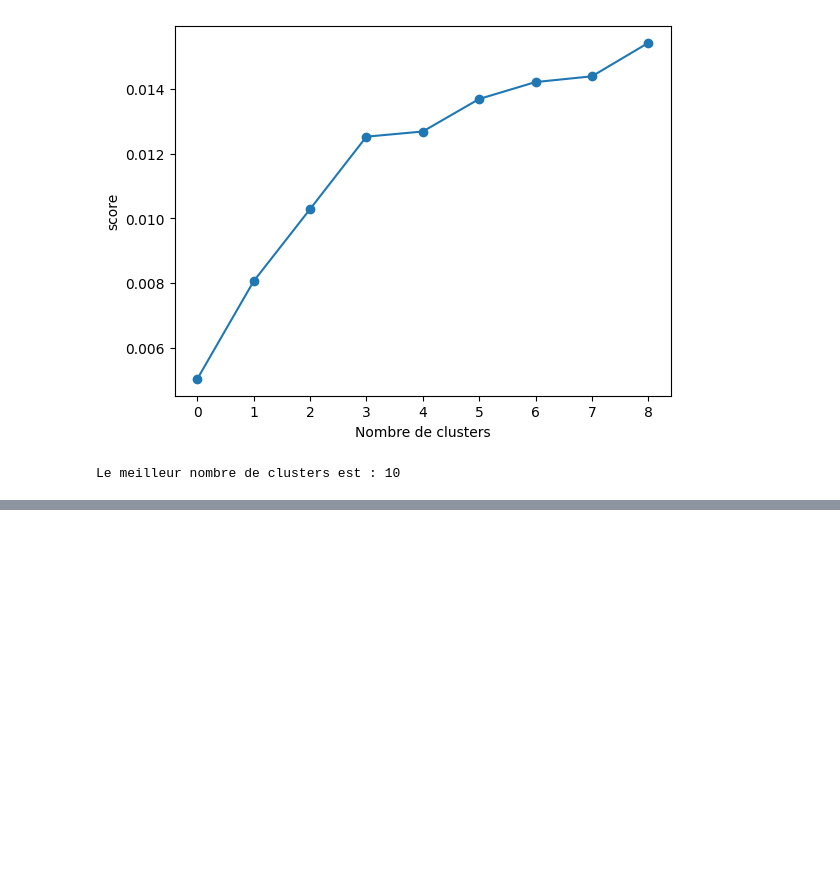
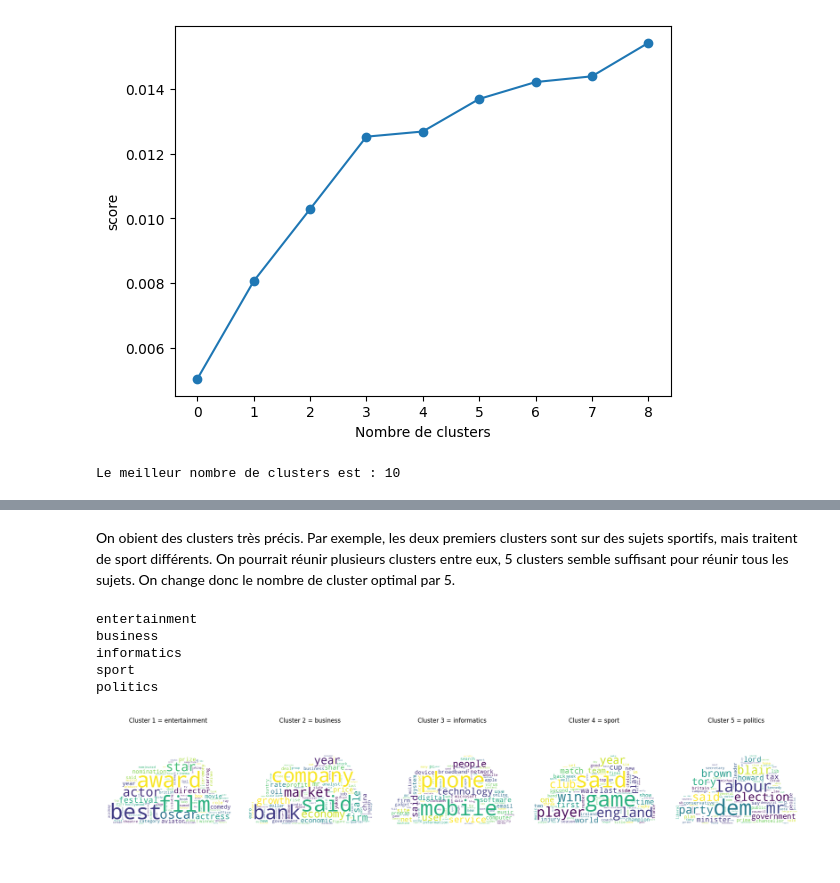
Before and after one commit to leolamoureux/Data-Mining-Project, a Jupyter notebook: Clustering.ipynb, the cells around one changed output, grey strips where cells are left out. Drawn from its saved outputs; the diff is of its cells as text; code cells hidden in the pictures; blank space fills up the shorter version.

Commit message:
pour matteo jeudi matin

```diff
--- a/Clustering.ipynb
+++ b/Clustering.ipynb
@@ -144,0 +132,69 @@ def topicFromWords(words):
+# %% [markdown]
+On obient des clusters très précis. Par exemple, les deux premiers clusters sont sur des sujets sportifs, mais traitent de sport différents.
+On pourrait réunir plusieurs clusters entre eux, 5 clusters semble suffisant pour réunir tous les sujets. On change donc le nombre de cluster optimal par 5.
+# %%
+from wordcloud import WordCloud
+from PIL import Image
+
+#On créer le nuage de mots pour un cluster donné
+def plot_wordcloud(cluster_index, n_words=100):
+    words = find_top_words(cluster_index, n_words)
+    text = " ".join(words)
+    wordcloud = WordCloud(background_color = 'white', width=800, height=400, random_state=21, max_font_size=110,  mask = mask).generate(text)
+    return wordcloud
+
+#On charge une image de nuage
+mask = np.array(Image.open("cloud.png"))
+mask[mask == 1] = 255
+# %%
+k_best = 5
+#Clustering avec KMeans
+
+# Créer un pipeline de traitement des données
+vectorizer = TfidfVectorizer()
+kmeans = KMeans(n_clusters=k_best)
+pipeline = Pipeline([("vectorizer", vectorizer), ("kmeans", kmeans)])
+
+# Entraîner le modèle
+X = df['article']
+pipeline.fit(X)
+df["cluster"] = kmeans.labels_
+
+# Extraire les centres des clusters
+cluster_centers = kmeans.cluster_centers_
+
+# Déterminer le vocabulaire associé à chaque cluster
+vocabulary = vectorizer.vocabulary_
+
+clusters_topic = {}
+for i in range(k_best):
+    clusters_topic[i] = topicFromWords(find_top_words(i))
+    print(clusters_topic[i])
+
+df["topic"] = df["cluster"].apply(lambda x: clusters_topic[x])
+
+# Créer un nuage de mots pour chaque cluster
+wordclouds = [plot_wordcloud(i) for i in range(kmeans.n_clusters)]
+
+# Afficher tous les nuages de mots en utilisant matplotlib
+plt.figure(figsize=(20, 12))
+for i, wordcloud in enumerate(wordclouds):
+    plt.subplot(1, kmeans.n_clusters, i + 1)
+    plt.imshow(wordcloud, interpolation="bilinear")
+    plt.axis("off")
+    plt.title("Cluster " + str(i + 1) + " = " + topicFromWords(find_top_words(i)))
+plt.tight_layout()
+plt.show()
+
+# Afficher les mots les plus pertinents pour chaque cluster
+for i in range(kmeans.n_clusters):
+    print("Cluster", i + 1)
+    print("Top words:", find_top_words(i))
+    print("\n")
+# %% [output]
+entertainment
+business
+informatics
+sport
+politics
+[figure, added]
```
Also changed, not shown: parts of 8 cells of this notebook, 2 other files.
